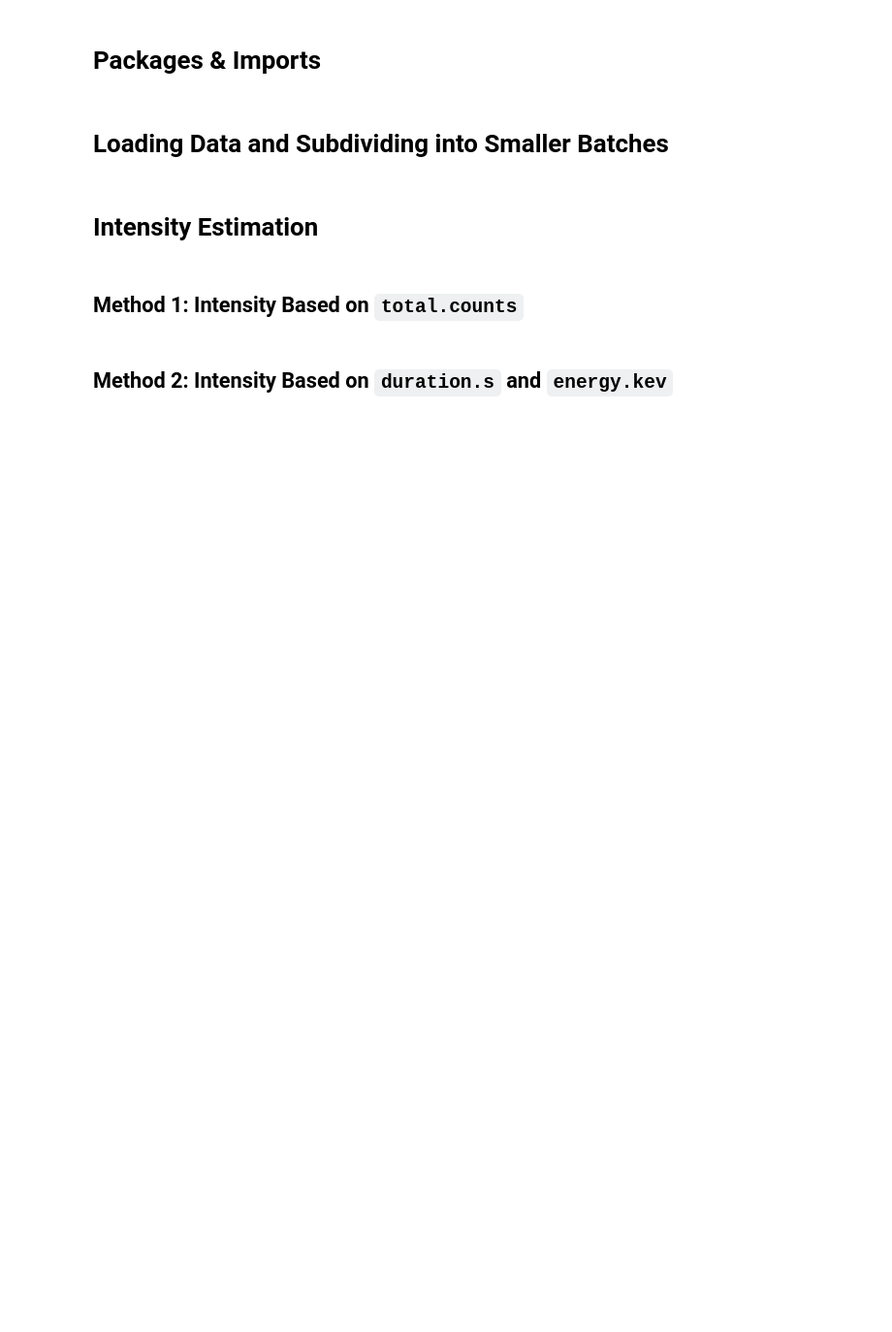
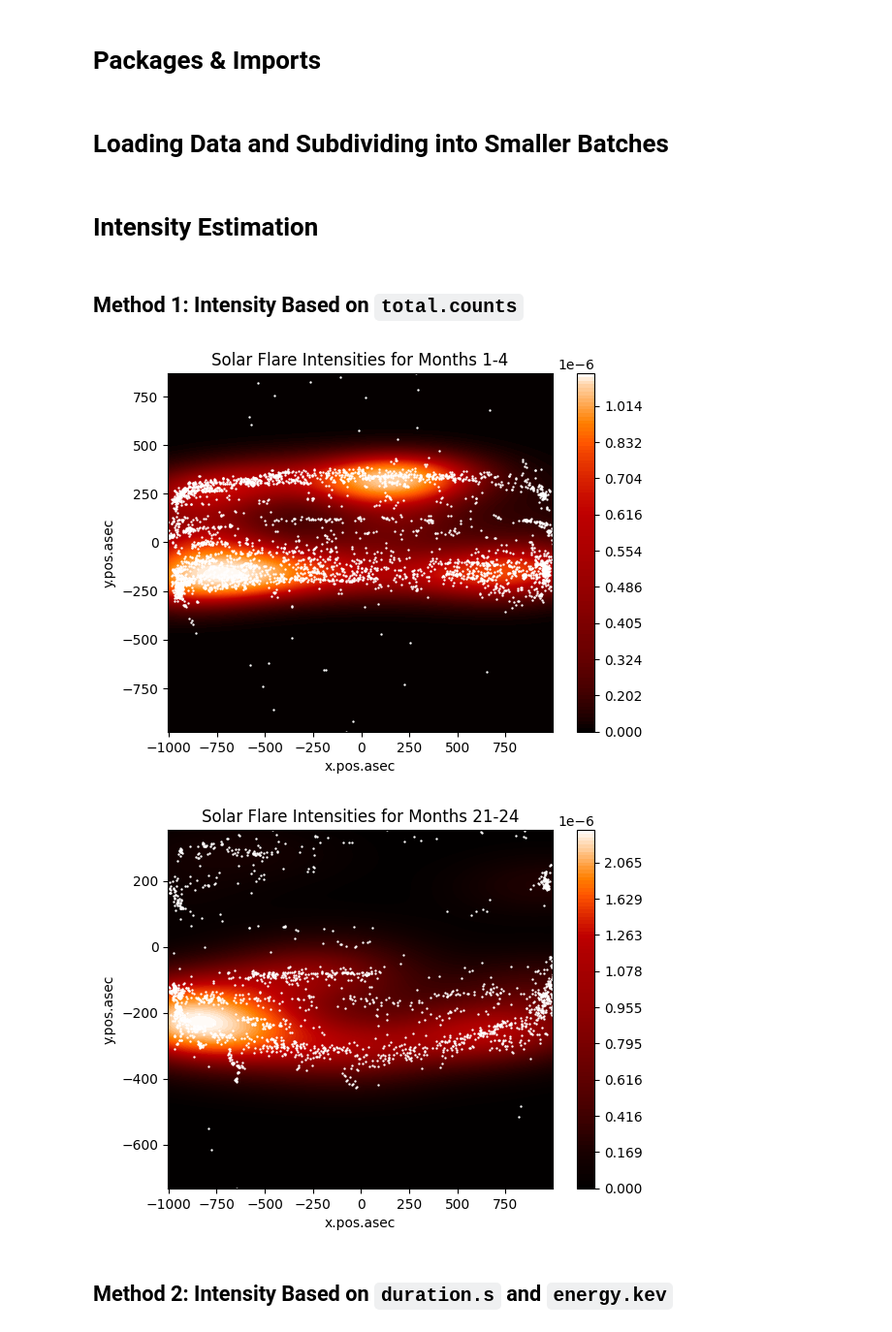
Before and after one commit to bsanchezhtx/helios-group-project, a Jupyter notebook: task1.ipynb, the cells around one changed output. Shown at 97% size. Drawn from its saved outputs; the diff is of its cells as text; code cells hidden in the pictures; blank space fills up the shorter version.

```diff
--- a/task1.ipynb
+++ b/task1.ipynb
@@ -45,7 +39,7 @@ y_max = df['y.pos.asec'].max()
 # %% [markdown]
 ## Method 1: Intensity Based on `total.counts`
 # %%
-def intensity_estimation_frequency(data, plot=False, levels=10):
+def intensity_estimation(data, plot=False, levels=10):
     # getting the x, y, and total.counts values in numpy arrays
     x = data['x.pos.asec'].values.flatten()
     y = data['y.pos.asec'].values.flatten()
@@ -53,58 +47,50 @@ def intensity_estimation_frequency(data, plot=False, levels=10):
 
     if plot:
         # new matplotlib figure
-        fig, ax = plt.subplots()
+        plt.figure()
 
-        # seaborn kde plot, uses scipy gaussian_kde underneath
-        sns.kdeplot(data=data, x='x.pos.asec', y='y.pos.asec',
+        # seaborne kde plot, uses scipy gaussian_kde underneath
+        ax = sns.kdeplot(data=data, x='x.pos.asec', y='y.pos.asec',
                            weights='total.counts', fill=True, levels=levels,
-                           thresh=0, cmap='magma', cbar=True, ax=ax)
-
-        # Setting the background color of the plot
-        # using set_facecolor() method
-        ax.set_facecolor("black")
-
-        # getting colorbar
-        cb = ax.collections[-1].colorbar
-
-        # color bar label
-        cb.set_label('Intensity')
+                           thresh=0, cmap='gist_heat', cbar=True)
 
         # retrieving the tick values for the colorbar, can be used as threshold values
-        ticks = cb.get_ticks()
+        ticks = ax.collections[-1].colorbar.get_ticks()
 
         # adjusting domain and range
-        ax.set_xlim(x_min - 100, x_max + 100)
-        ax.set_ylim(y_min - 100, y_max + 100)
+        plt.xlim(x.min(), x.max())
+        plt.ylim(y.min(), y.max())
 
+        # title
+        plt.title(f"Solar Flare Intensities for Months {data['month'].min()}-{data['month'].max()}")
 
         # plotting the scatterplot on top of the kde plot
         plt.scatter(x, y, s=0.5, facecolor='white')
 
-        # title
-        ax.set_title(f"Solar Flare Intensity Method 1 for Months {data['month'].min()}-{data['month'].max()}")
-
         # saving the figure to the output folder
         date_range = f"{data['year'].iloc[0]}_{data['month'].min()}-{data['month'].max()}"
-        plt.savefig(f"./output/intensity_frequency_{date_range}.png")
+        plt.savefig(f"./output/intensity_frequency{date_range}.png")
 
         # return the values for the contours, which can serve as threshold values for hotspot analysis
         return ticks
     else:
         # data from the subset to be passed to gaussian kernel
         training_locations = np.vstack([x, y])
 
         # gaussian kernel, bandwidth using "scott's rule", using the total.counts attribute as weights
         kde = stats.gaussian_kde(training_locations, bw_method='scott', weights=counts.T)
 
         # returning the intensity values for each location
         return kde.evaluate(training_locations)
 
 # performing the intesity estimation on months 1-4 and 21-24
 s1 = dfs[0]
 s2 = dfs[-1]
 
-a = intensity_estimation_frequency(s1, plot=True, levels=100)
-b = intensity_estimation_frequency(s2, plot=True, levels=100)
+a = intensity_estimation(s1, plot=True, levels=100)
+b = intensity_estimation(s2, plot=True, levels=100)
+# %% [output]
+[figure, added]
+[figure, added]
 # %% [markdown]
 ## Method 2: Intensity Based on `duration.s` and `energy.kev`
```
Also changed, not shown: parts of 3 cells of this notebook, 12 other files.
